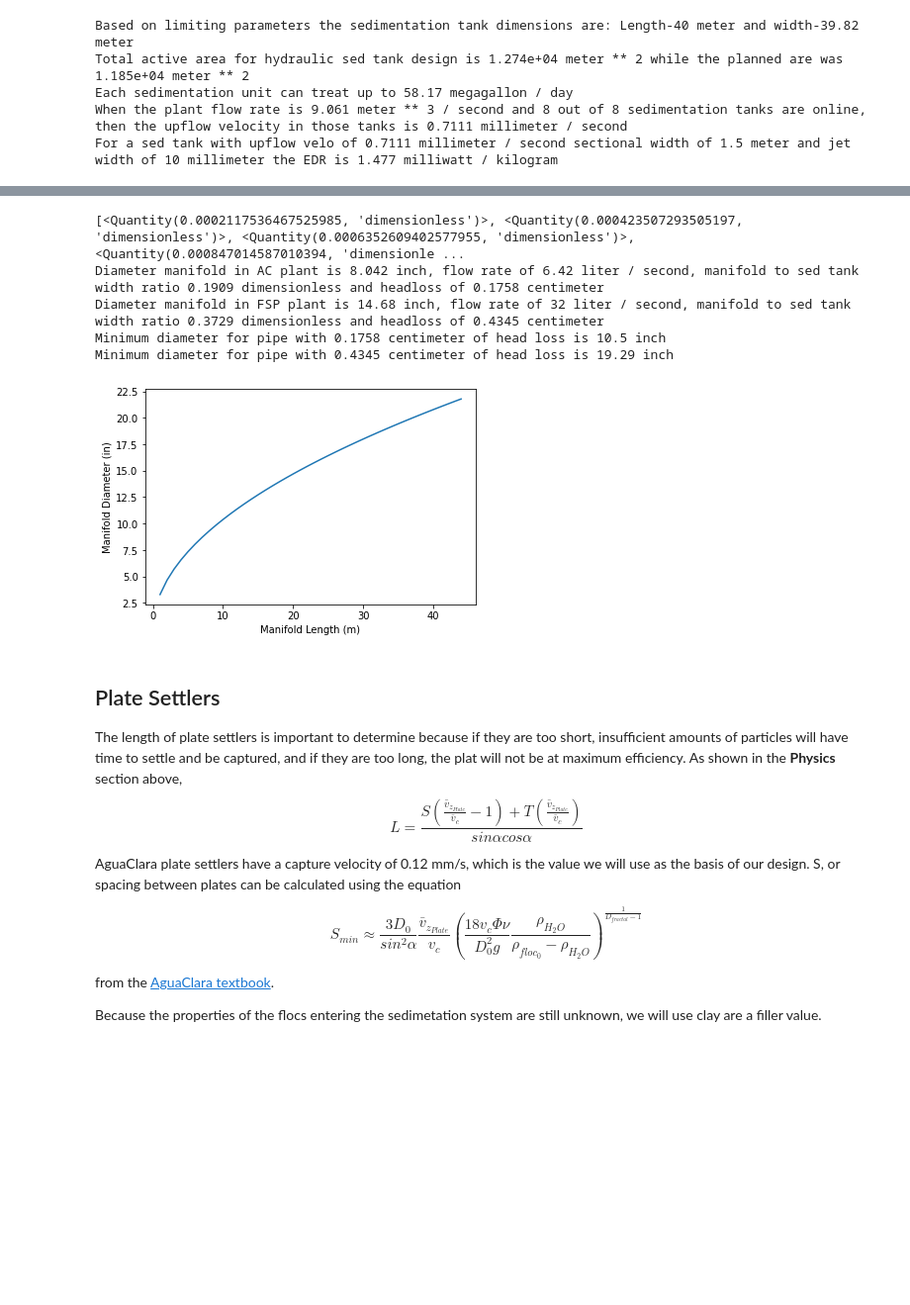
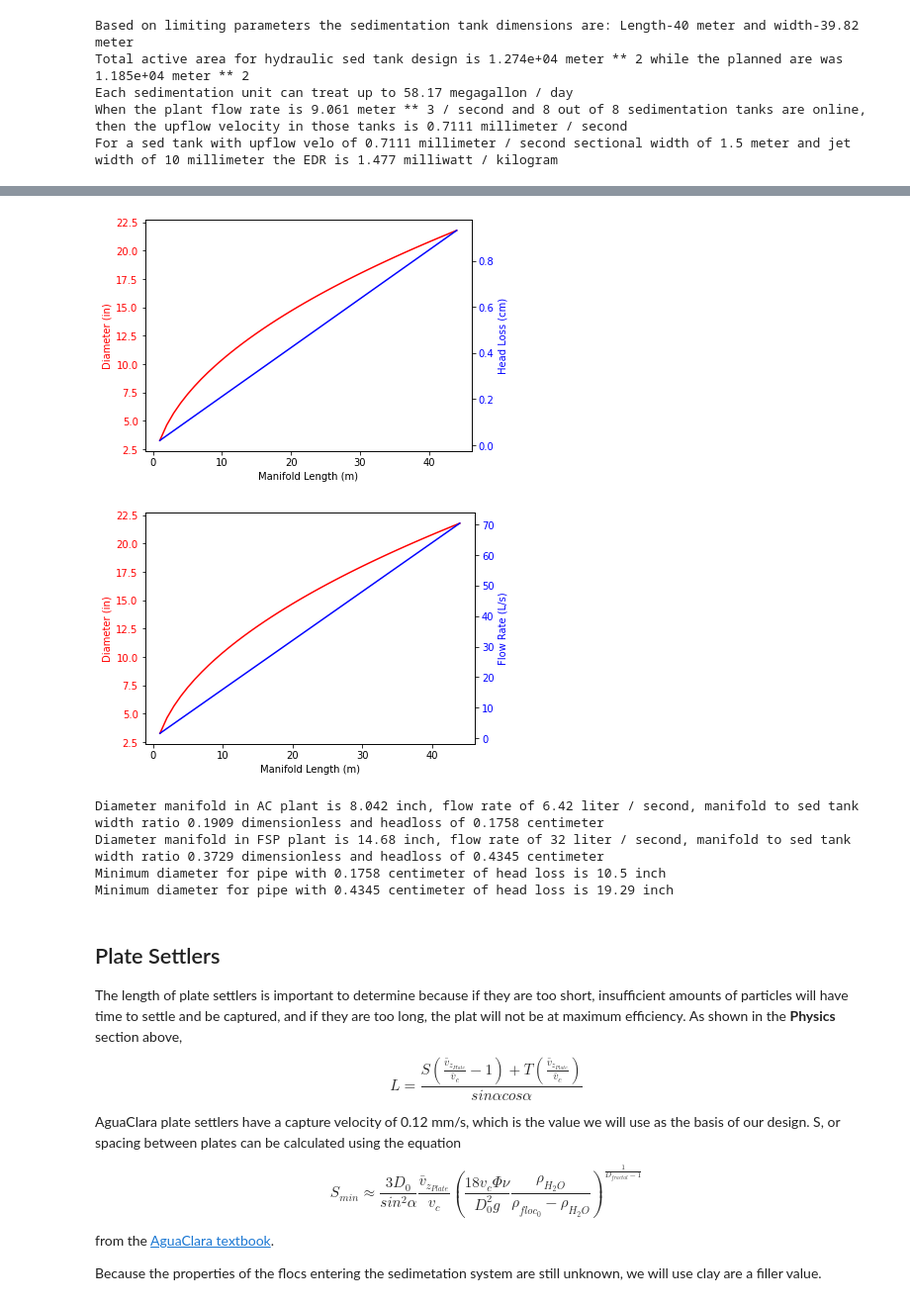
Before and after one commit to MWSteams/4590FSP, a Jupyter notebook: Sedimentation_Hydraulic.ipynb, the cells around one changed output, grey strips where cells are left out. Shown at 99% size. Saved outputs shown, nothing was run; the diff lists cells and outputs as text; code cells hidden in the pictures; blank space fills up the shorter version.

```diff
--- a/Sedimentation_Hydraulic.ipynb
+++ b/Sedimentation_Hydraulic.ipynb
@@ -448,60 +448,100 @@ ratio_manifold_sed_FSP = (manifold_FSP[0] / width_section).to(u.dimensionless)
 head_loss_manifold_AC = ac.headloss_major_pipe(manifold_AC[1], manifold_AC[0],L_Sed, Nu, Roughness)
 head_loss_manifold_FSP = ac.headloss_major_pipe(manifold_FSP[1], manifold_FSP[0],length_sed_unit_FSP, Nu, Roughness )
 
-## plot manifold characteristics for different length manifolds
+## plot manifold characteristics
 D=[]
 lengths=[]
 headloss=[]
-#graph diameter vs length
+Q=[]
+
+#calculate diameter, flow rate and head loss for a range of manifold lengths
 for l in range(1,45):
   l=l*u.m
   manifold_d = manifold(W_Diffuser , max_V , width_section , l  , Ratio_flow)
   lengths.append(l/u.m)
   D.append(manifold_d[0]/u.inch)
+  Q.append(manifold_d[1]/(u.liter/u.s))
   hl=ac.headloss_major_pipe(manifold_FSP[1], manifold_FSP[0],l, Nu, Roughness )
-  headloss.append(hl/u.m)
+  headloss.append(hl.to(u.cm)/u.cm)
+
+## plot diameter and headloss for each manifold length
+fig, ax1 = plt.subplots()
+ax1.set_xlabel('Manifold Length (m)')
+ax1.set_ylabel('Diameter (in)', color='red')
+ax1.plot(lengths, D, color='red')
+ax1.tick_params(axis='y', labelcolor='red')
+
+ax2 = ax1.twinx()  #create a second y axis
+
+ax2.set_ylabel('Head Loss (cm)', color='blue')  #
+ax2.plot(lengths, headloss, color='blue')
+ax2.tick_params(axis='y', labelcolor='blue')
+
+fig.tight_layout()
+plt.show()
+
+## plot diameter and flow rate for each manifold length
+fig, ax1 = plt.subplots()
+ax1.set_xlabel('Manifold Length (m)')
+ax1.set_ylabel('Diameter (in)', color='red')
+ax1.plot(lengths, D, color='red')
+ax1.tick_params(axis='y', labelcolor='red')
+
+ax2 = ax1.twinx()  #create a second y axis
+
+ax2.set_ylabel('Flow Rate (L/s)', color='blue')  #
+ax2.plot(lengths, Q, color='blue')
+ax2.tick_params(axis='y', labelcolor='blue')
+
+fig.tight_layout()
+plt.show()
 
 
-plt.plot(lengths,D)
-plt.ylabel('Manifold Diameter (in)')
-plt.xlabel('Manifold Length (m)')
+length_sed_unit_FSP = 40*u.m
+width_section = 1*u.m
+
+for w
+manifold_w=manifold(W_Diffuser , max_V , w , length_sed_unit_FSP  , Ratio_flow)
+headloss=ac.headloss_major_pipe(manifold_FSP[1], manifold_FSP[0],length_sed_unit_FSP, Nu, Roughness )
+
+
 
 
 # number of diffusers based on standard AC design
 n_diffusers_AC = (L_Sed / (5*u.cm)).to(u.dimensionless)
 n_diffusers_FSP = ( length_sed_unit_FSP/ (5*u.cm)).to(u.dimensionless)
 
 # Head loss in manifold function from AC Core
 head_loss_manifold_AC_2 = ac.headloss_manifold(manifold_AC[1], manifold_AC[0], L_Sed, KMinor_manifold, Nu, Roughness,NumOutlets = n_diffusers_AC )
 head_loss_manifold_FSP_2 = ac.headloss_manifold(manifold_FSP[1], manifold_FSP[0], length_sed_unit_FSP, KMinor_manifold, Nu, Roughness, NumOutlets=n_diffusers_FSP )
 
 
 print('Diameter manifold in AC plant is '+str(manifold_AC[0])+', flow rate of '+str(manifold_AC[1])+
       ', manifold to sed tank width ratio '+str(ratio_manifold_sed_AC)+' and headloss of '+str(head_loss_manifold_AC_2.to(u.cm)) )
 print('Diameter manifold in FSP plant is '+str(manifold_FSP[0])+', flow rate of '+str(manifold_FSP[1])+
       ', manifold to sed tank width ratio '+str(ratio_manifold_sed_FSP)+' and headloss of '+str(head_loss_manifold_FSP_2.to(u.cm)) )
 
 
 ## next calculate the diameter of a pipe based on desired max head loss value
 # Issue with the previous analysis is that if works if the headloss is kept low. With our higher flow rates this
 # may not be true
 
 diam_manifold_AC = ac.diam_pipe(manifold_AC[1], head_loss_manifold_AC_2, L_Sed , Nu, Roughness,KMinor_manifold)
 diam_manifold_FSP = ac.diam_pipe(manifold_FSP[1], head_loss_manifold_FSP_2, length_sed_unit_FSP , Nu, Roughness, KMinor_manifold)
 
 # What amount of head loss in the manifold is acceptable? Should we try to keep the head loss as low as in the AC designs?
 # if we do that then we can set the head loss in diam_manifold_FSP equal to head_loss_manifold_AC_2
 # more head loss in the pipe could probably help flow distribution and counter the pressure recovery
 
 print('Minimum diameter for pipe with '+str(head_loss_manifold_AC_2.to(u.cm))+' of head loss is '+str(diam_manifold_AC.to(u.inch)))
 print('Minimum diameter for pipe with '+str(head_loss_manifold_FSP_2.to(u.cm))+' of head loss is '+str(diam_manifold_FSP.to(u.inch)))
 # %% [output]
+[figure, new version]
+[figure, added]
-[<Quantity(0.0002117536467525985, 'dimensionless')>, <Quantity(0.000423507293505197, 'dimensionless')>, <Quantity(0.0006352609402577955, 'dimensionless')>, <Quantity(0.000847014587010394, 'dimensionle ...
 Diameter manifold in AC plant is 8.042 inch, flow rate of 6.42 liter / second, manifold to sed tank width ratio 0.1909 dimensionless and headloss of 0.1758 centimeter
 Diameter manifold in FSP plant is 14.68 inch, flow rate of 32 liter / second, manifold to sed tank width ratio 0.3729 dimensionless and headloss of 0.4345 centimeter
 Minimum diameter for pipe with 0.1758 centimeter of head loss is 10.5 inch
 Minimum diameter for pipe with 0.4345 centimeter of head loss is 19.29 inch
-[figure, old version]
 # %% [markdown]
 ## Plate Settlers
 
```
